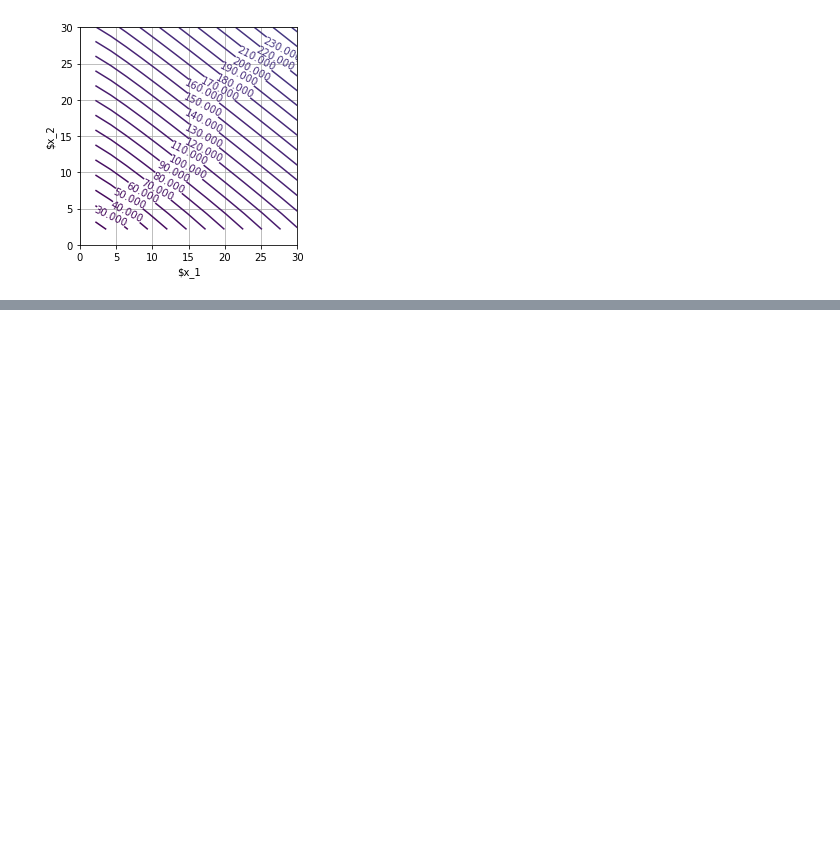
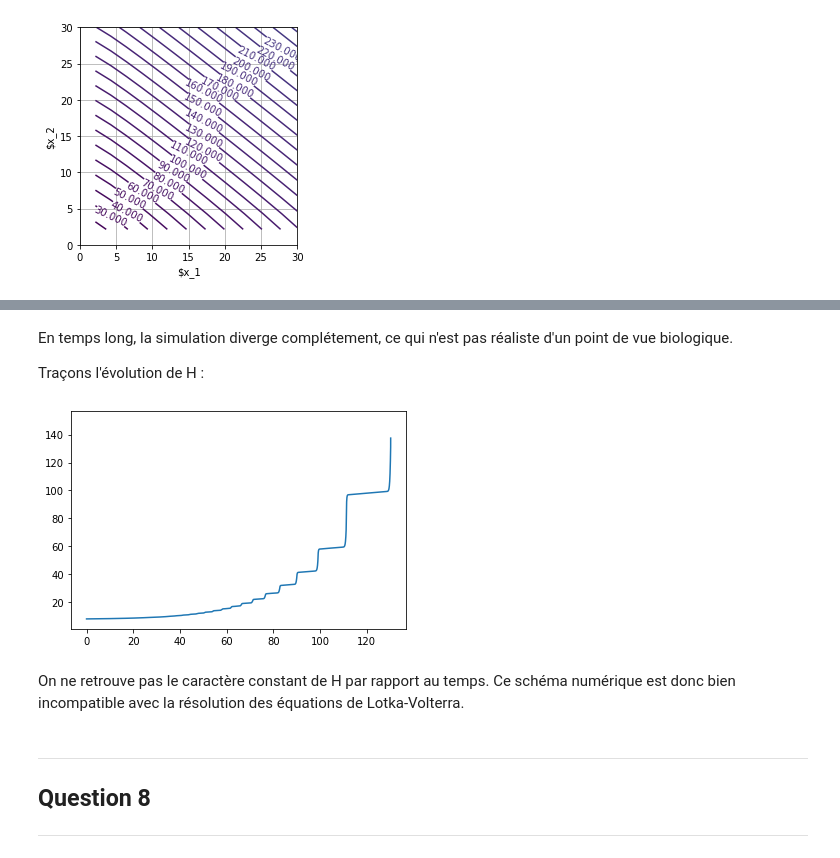
Before and after one commit to david-bretaud/equadiff, a Jupyter notebook: projet.ipynb, the cells around one changed output, grey strips where cells are left out. Saved outputs shown, nothing was run; the diff lists cells and outputs as text; code cells hidden in the pictures; blank space fills up the shorter version.

```diff
--- a/projet.ipynb
+++ b/projet.ipynb
@@ -230,0 +311,20 @@ display_contour(H, Int, Int, LignesH)
+# %% [markdown]
+En temps long, la simulation diverge complétement, ce qui n'est pas réaliste d'un point de vue biologique.
+
+Traçons l'évolution de H :
+# %%
+def H(x):
+    return d*x[0] - g*np.log(x[0]) + b*x[1] - a*np.log(x[1])
+
+h = [H(el) for el in x]
+plt.plot(t, h) ;
+# %% [output]
+[figure, added]
+# %% [markdown]
+On ne retrouve pas le caractère constant de H par rapport au temps. Ce schéma numérique est donc bien incompatible avec la résolution des équations de Lotka-Volterra.
+# %% [markdown]
+---
+
+## Question 8
+
+---
```
Also changed, not shown: parts of 10 cells of this notebook.
